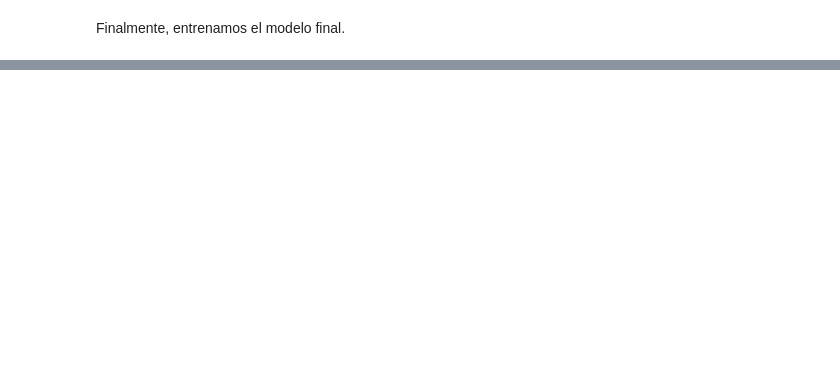
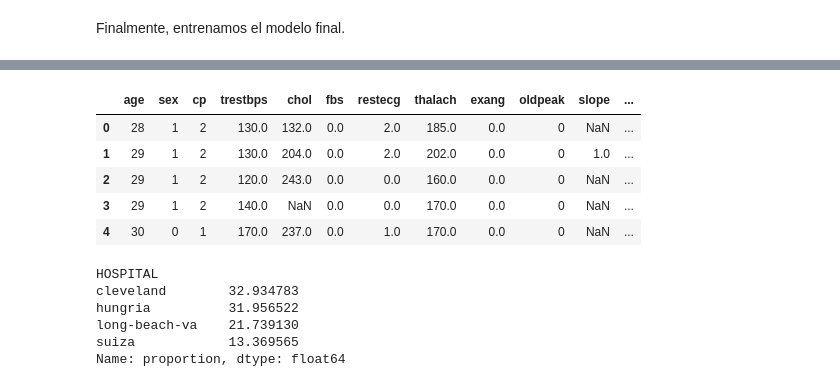
Before and after one commit to mimove/DATAPROJECT3, a Jupyter notebook: data_project3.ipynb, the cells around one changed output, grey strips where cells are left out. Saved outputs shown, nothing was run; the diff lists cells and outputs as text; code cells hidden in the pictures; blank space fills up the shorter version.

```diff
--- a/data_project3.ipynb
+++ b/data_project3.ipynb
@@ -1529,0 +1787,23 @@ results = results.append(pd.DataFrame(data = {'model': best_params['model'],
+# %%
+paper_all = pd.read_csv("./dataset_real/data_all.csv", sep=';', decimal='.')
+paper_all.head()
+# %% [output]
+|  | age | sex | cp | trestbps | chol | fbs | restecg | thalach | exang | oldpeak | slope | ... |
+| 0 | 28 | 1 | 2 | 130.0 | 132.0 | 0.0 | 2.0 | 185.0 | 0.0 | 0 | NaN | ... |
+| 1 | 29 | 1 | 2 | 130.0 | 204.0 | 0.0 | 2.0 | 202.0 | 0.0 | 0 | 1.0 | ... |
+| 2 | 29 | 1 | 2 | 120.0 | 243.0 | 0.0 | 0.0 | 160.0 | 0.0 | 0 | NaN | ... |
+| 3 | 29 | 1 | 2 | 140.0 | NaN | 0.0 | 0.0 | 170.0 | 0.0 | 0 | NaN | ... |
+| 4 | 30 | 0 | 1 | 170.0 | 237.0 | 0.0 | 1.0 | 170.0 | 0.0 | 0 | NaN | ... |
+# %%
+# Calcular los porcentajes de cada hospital
+percentages = paper_all['HOSPITAL'].value_counts(normalize=True) * 100
+
+# Mostrar los resultados
+print(percentages)
+# %% [output]
+HOSPITAL
+cleveland        32.934783
+hungria          31.956522
+long-beach-va    21.739130
+suiza            13.369565
+Name: proportion, dtype: float64
```
Also changed, not shown: parts of 53 cells of this notebook, 2 other files.
